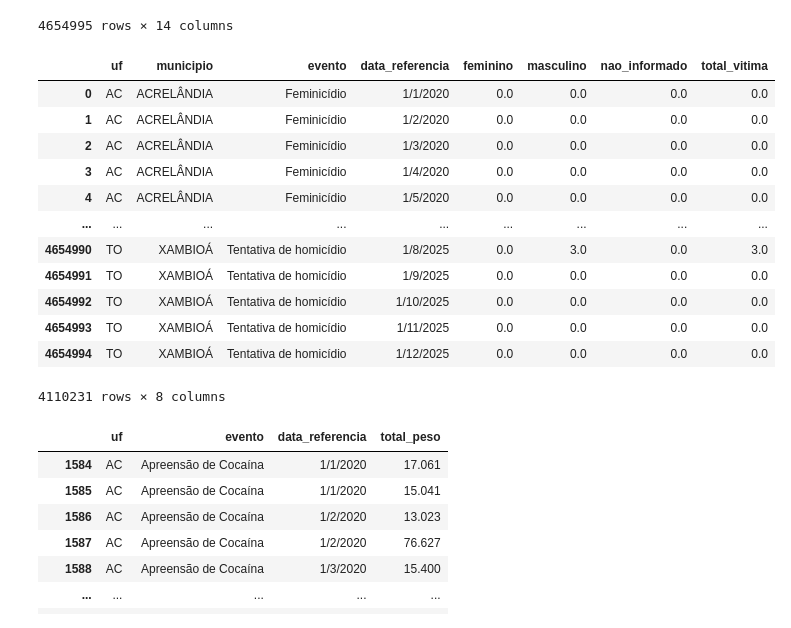
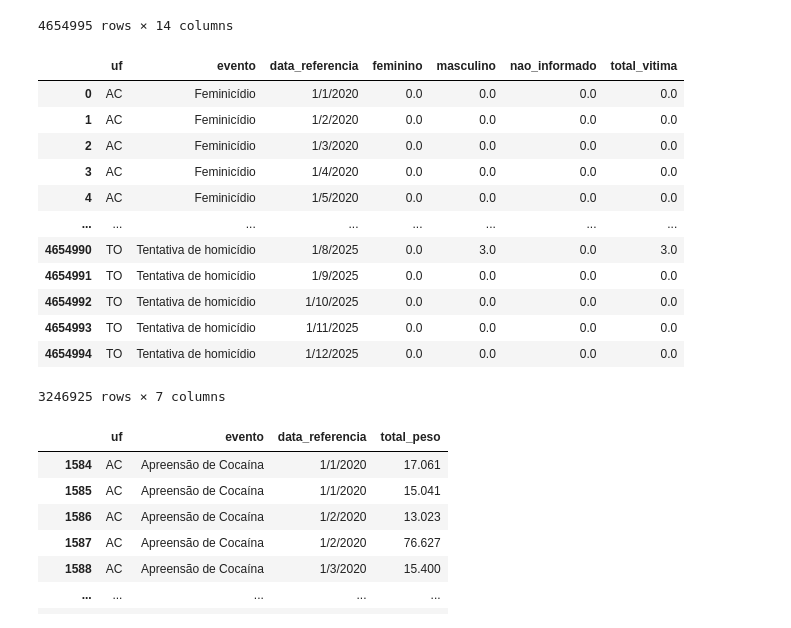
Before and after one commit to Marcelo-Silvestre/MVP_Machine_Learning_Analytics_PUCRIO_40530010056_20260_01, a Jupyter notebook: Notebooks/mvpcriminal.ipynb, the cells around one changed output. Drawn from its saved outputs; the diff is of its cells as text; code cells hidden in the pictures.

```diff
--- a/Notebooks/mvpcriminal.ipynb
+++ b/Notebooks/mvpcriminal.ipynb
@@ -224,24 +224,32 @@ df_criminal
 | 4654993 | TO | XAMBIOÁ | Tentativa de homicídio | 1/11/2025 | NaN | NaN | NaN | 0.0 | 0.0 | ... |
 | 4654994 | TO | XAMBIOÁ | Tentativa de homicídio | 1/12/2025 | NaN | NaN | NaN | 0.0 | 0.0 | ... |
 4654995 rows × 14 columns
+# %%
+df_criminal = df_criminal.loc[
+    ~df_criminal['evento'].isin(['Atendimento pré-hospitalar','Mortes a esclarecer (sem indício de crime)',
+        'busca e salvamento','Morte de Agente do Estado','Pessoa Desaparecida','Pessoa Localizada',
+        'emissão de alvarás de licença','Morte por intervenção de Agente do Estado',
+        'realização de vistorias','Suicídio','Suicídio de Agente do Estado','Arma de Fogo Apreendida'
+    ])
+]
 # %%
 df_crimes_total = df_criminal.loc[
     df_criminal['total_vitima'] >= 0,
-    ['uf', 'municipio','evento','data_referencia', 'feminino', 'masculino', 'nao_informado', 'total_vitima']
+    ['uf','evento','data_referencia', 'feminino', 'masculino', 'nao_informado', 'total_vitima']
 ]
 df_crimes_total
 # %% [output]
-|  | uf | municipio | evento | data_referencia | feminino | masculino | nao_informado | total_vitima |
-| 0 | AC | ACRELÂNDIA | Feminicídio | 1/1/2020 | 0.0 | 0.0 | 0.0 | 0.0 |
-| 1 | AC | ACRELÂNDIA | Feminicídio | 1/2/2020 | 0.0 | 0.0 | 0.0 | 0.0 |
-| 2 | AC | ACRELÂNDIA | Feminicídio | 1/3/2020 | 0.0 | 0.0 | 0.0 | 0.0 |
-| 3 | AC | ACRELÂNDIA | Feminicídio | 1/4/2020 | 0.0 | 0.0 | 0.0 | 0.0 |
-| 4 | AC | ACRELÂNDIA | Feminicídio | 1/5/2020 | 0.0 | 0.0 | 0.0 | 0.0 |
-| ... | ... | ... | ... | ... | ... | ... | ... | ... |
-| 4654990 | TO | XAMBIOÁ | Tentativa de homicídio | 1/8/2025 | 0.0 | 3.0 | 0.0 | 3.0 |
-| 4654991 | TO | XAMBIOÁ | Tentativa de homicídio | 1/9/2025 | 0.0 | 0.0 | 0.0 | 0.0 |
-| 4654992 | TO | XAMBIOÁ | Tentativa de homicídio | 1/10/2025 | 0.0 | 0.0 | 0.0 | 0.0 |
-| 4654993 | TO | XAMBIOÁ | Tentativa de homicídio | 1/11/2025 | 0.0 | 0.0 | 0.0 | 0.0 |
-| 4654994 | TO | XAMBIOÁ | Tentativa de homicídio | 1/12/2025 | 0.0 | 0.0 | 0.0 | 0.0 |
+|  | uf | evento | data_referencia | feminino | masculino | nao_informado | total_vitima |
+| 0 | AC | Feminicídio | 1/1/2020 | 0.0 | 0.0 | 0.0 | 0.0 |
+| 1 | AC | Feminicídio | 1/2/2020 | 0.0 | 0.0 | 0.0 | 0.0 |
+| 2 | AC | Feminicídio | 1/3/2020 | 0.0 | 0.0 | 0.0 | 0.0 |
+| 3 | AC | Feminicídio | 1/4/2020 | 0.0 | 0.0 | 0.0 | 0.0 |
+| 4 | AC | Feminicídio | 1/5/2020 | 0.0 | 0.0 | 0.0 | 0.0 |
+| ... | ... | ... | ... | ... | ... | ... | ... |
+| 4654990 | TO | Tentativa de homicídio | 1/8/2025 | 0.0 | 3.0 | 0.0 | 3.0 |
+| 4654991 | TO | Tentativa de homicídio | 1/9/2025 | 0.0 | 0.0 | 0.0 | 0.0 |
+| 4654992 | TO | Tentativa de homicídio | 1/10/2025 | 0.0 | 0.0 | 0.0 | 0.0 |
+| 4654993 | TO | Tentativa de homicídio | 1/11/2025 | 0.0 | 0.0 | 0.0 | 0.0 |
+| 4654994 | TO | Tentativa de homicídio | 1/12/2025 | 0.0 | 0.0 | 0.0 | 0.0 |
-4110231 rows × 8 columns
+3246925 rows × 7 columns
 # %%
```
Also changed, not shown: parts of 2 cells of this notebook.
